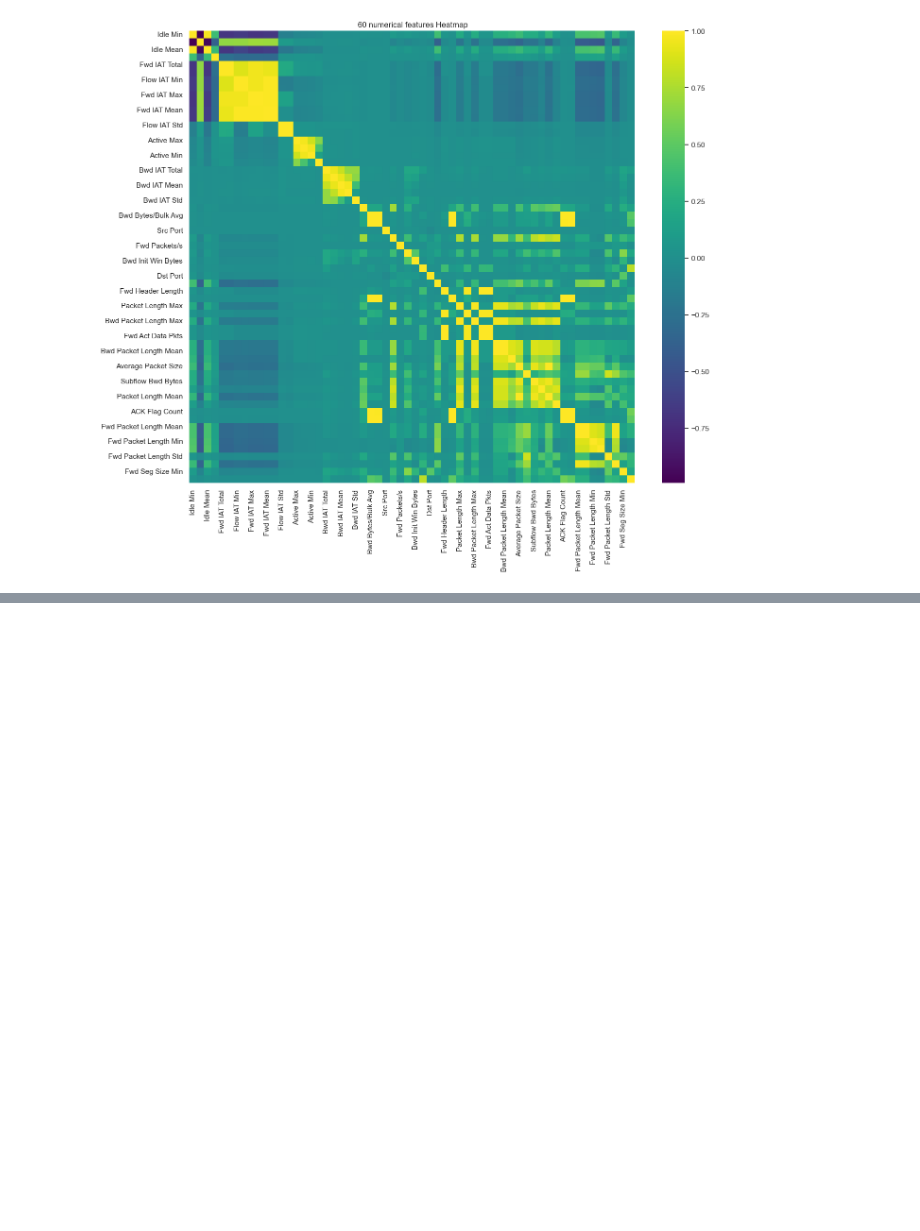
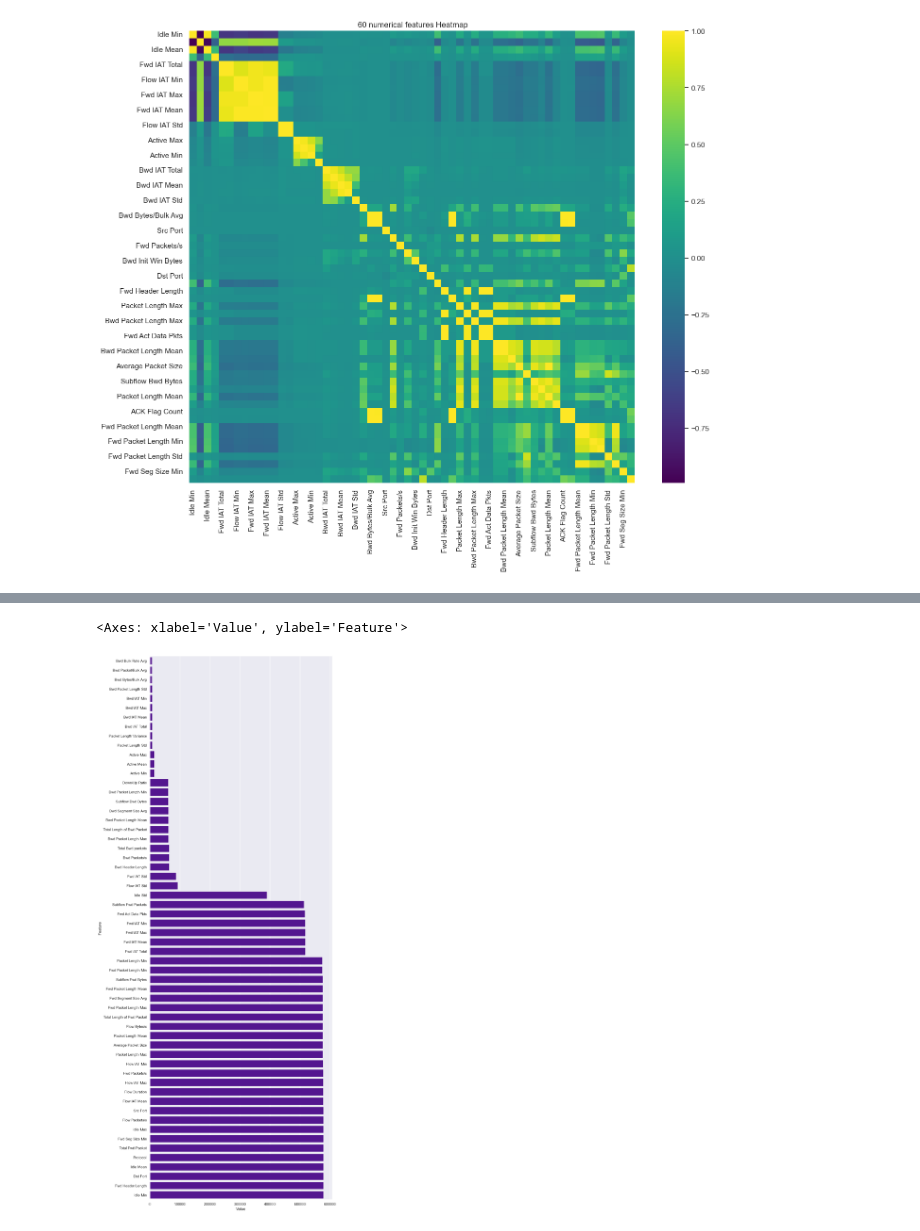
Before and after one commit to Totally-Kyle/The-CyberChase, a Jupyter notebook: eda.ipynb, the cells around one changed output, grey strips where cells are left out. Drawn from its saved outputs; the diff is of its cells as text; code cells hidden in the pictures; blank space fills up the shorter version.

```diff
--- a/eda.ipynb
+++ b/eda.ipynb
@@ -186,0 +221,18 @@ plt.show()
+# %%
+
+
+greater_than_zero_counts = {}
+total_rows = len(feb9)
+for column in feb9.columns:
+    # Check if the column is numeric to avoid errors
+    if pd.api.types.is_numeric_dtype(feb9[column]):
+        count = (feb9[column] > 0).sum()
+        greater_than_zero_counts[column] = count
+greater_than_zero_counts = pd.DataFrame(greater_than_zero_counts.items(), columns=['Feature', 'Value'])
+zero_counts = greater_than_zero_counts[greater_than_zero_counts['Value'] < total_rows*.01]
+greater_than_zero_counts = greater_than_zero_counts[greater_than_zero_counts['Value'] > total_rows*.01].sort_values(by='Value')
+plt.figure(figsize=(10,30))
+sns.barplot(greater_than_zero_counts, y='Feature', x='Value')
+# %% [output]
+<Axes: xlabel='Value', ylabel='Feature'>
+[figure, added]
```
Also changed, not shown: parts of 4 cells of this notebook, 3 other files.
